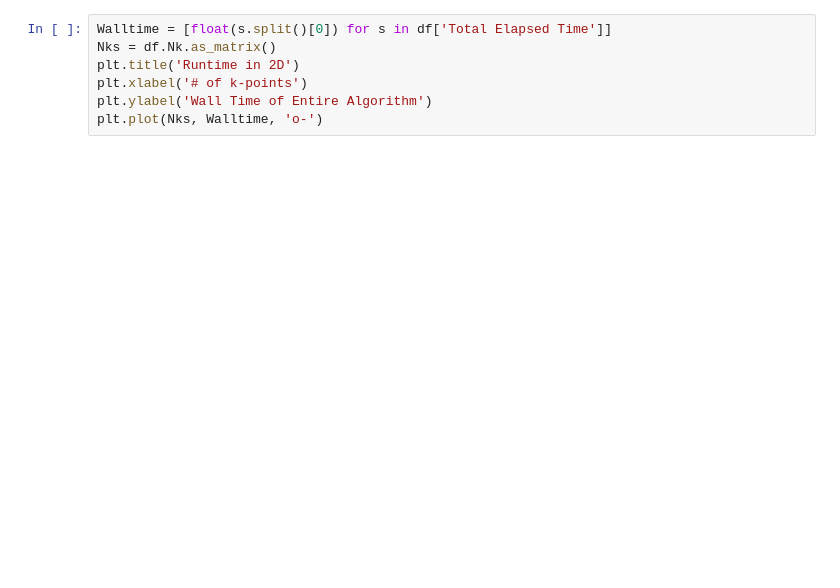
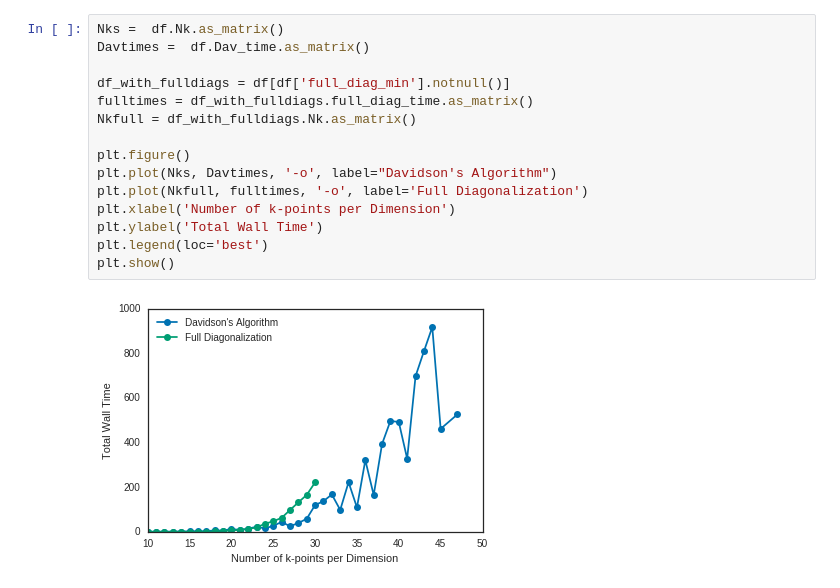
Before and after one commit to ecurtin2/HF-Stability, a Jupyter notebook: src/Analyzer.ipynb, the cells around one changed output. Cells and saved outputs as stored; diff of their text form; blank space fills up the shorter version.

```diff
--- a/src/Analyzer.ipynb
+++ b/src/Analyzer.ipynb
@@ -81,7 +79,17 @@ plt.plot(2*Nexcs, Walltime, 'o-')
-# %%
-Walltime = [float(s.split()[0]) for s in df['Total Elapsed Time']]
-Nks = df.Nk.as_matrix()
-plt.title('Runtime in 2D')
-plt.xlabel('# of k-points')
-plt.ylabel('Wall Time of Entire Algorithm')
-plt.plot(Nks, Walltime, 'o-')
+# %%
+Nks =  df.Nk.as_matrix()
+Davtimes =  df.Dav_time.as_matrix()
+
+df_with_fulldiags = df[df['full_diag_min'].notnull()]
+fulltimes = df_with_fulldiags.full_diag_time.as_matrix()
+Nkfull = df_with_fulldiags.Nk.as_matrix()
+
+plt.figure()
+plt.plot(Nks, Davtimes, '-o', label="Davidson's Algorithm")
+plt.plot(Nkfull, fulltimes, '-o', label='Full Diagonalization')
+plt.xlabel('Number of k-points per Dimension')
+plt.ylabel('Total Wall Time')
+plt.legend(loc='best')
+plt.show()
+# %% [output]
+[figure, added]
```
Also changed, not shown: parts of 7 cells of this notebook, 44 other files.
